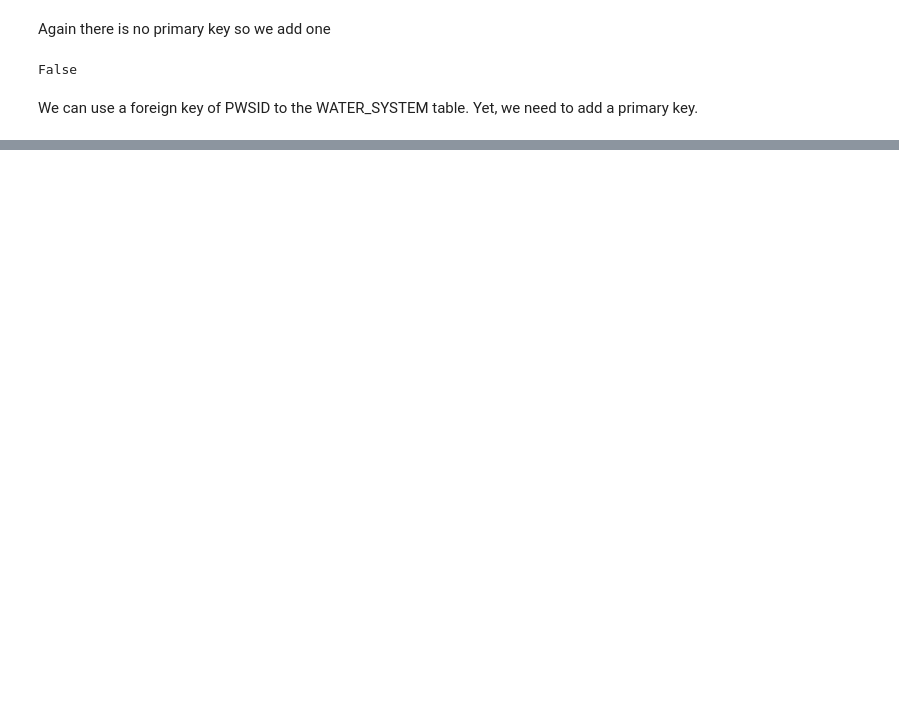
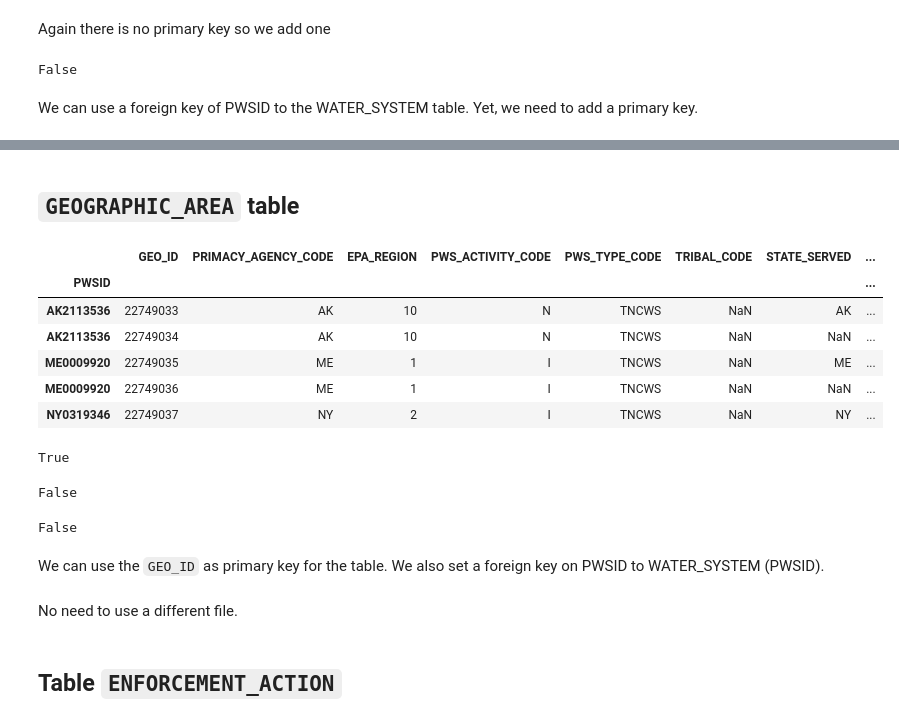
Before and after one commit to codeforboston/safe-water, a Jupyter notebook: csv_pre_processing_for_DB_integration.ipynb, the cells around one changed output, grey strips where cells are left out. Cells and saved outputs as stored; diff of their text form; code cells hidden in the pictures; blank space fills up the shorter version.

Commit message:
add: ENFORCEMENT_ACTION Table

```diff
--- a/csv_pre_processing_for_DB_integration.ipynb
+++ b/csv_pre_processing_for_DB_integration.ipynb
@@ -385,3 +385,41 @@ service_area.head()
 # Data will be saved in the `sanitized` folder.
 sanitized_service_area_file = join(PATH_TO_DATA_FOLDER, 'sanitized', 'SERVICE_AREA.csv')
 service_area.to_csv(sanitized_service_area_file, sep=",", encoding='utf-8')
+# %% [markdown]
+## `GEOGRAPHIC_AREA` table
+# %%
+geo = pd.read_csv(join(PATH_TO_DATA_FOLDER, "DG_GEOGRAPHIC_AREA.csv"),
+                 sep=",",
+                 header=0,
+                 index_col=0,
+                 encoding="utf-8",
+                 low_memory=False,
+                 )
+# %%
+geo.head()
+# %% [output]
+|  | GEO_ID | PRIMACY_AGENCY_CODE | EPA_REGION | PWS_ACTIVITY_CODE | PWS_TYPE_CODE | TRIBAL_CODE | STATE_SERVED | ... |
+| PWSID |  |  |  |  |  |  |  | ... |
+| AK2113536 | 22749033 | AK | 10 | N | TNCWS | NaN | AK | ... |
+| AK2113536 | 22749034 | AK | 10 | N | TNCWS | NaN | NaN | ... |
+| ME0009920 | 22749035 | ME | 1 | I | TNCWS | NaN | ME | ... |
+| ME0009920 | 22749036 | ME | 1 | I | TNCWS | NaN | NaN | ... |
+| NY0319346 | 22749037 | NY | 2 | I | TNCWS | NaN | NY | ... |
+# %%
+geo['GEO_ID'].is_unique
+# %% [output]
+True
+# %%
+geo['GEO_ID'].isnull().values.any()
+# %% [output]
+False
+# %%
+geo.index.isnull().any()
+# %% [output]
+False
+# %% [markdown]
+We can use the `GEO_ID` as primary key for the table. We also set a foreign key on PWSID to WATER_SYSTEM (PWSID).
+# %% [markdown]
+No need to use a different file.
+# %% [markdown]
+## Table `ENFORCEMENT_ACTION`
```
Also changed, not shown: parts of 13 cells of this notebook, 1 other file.
